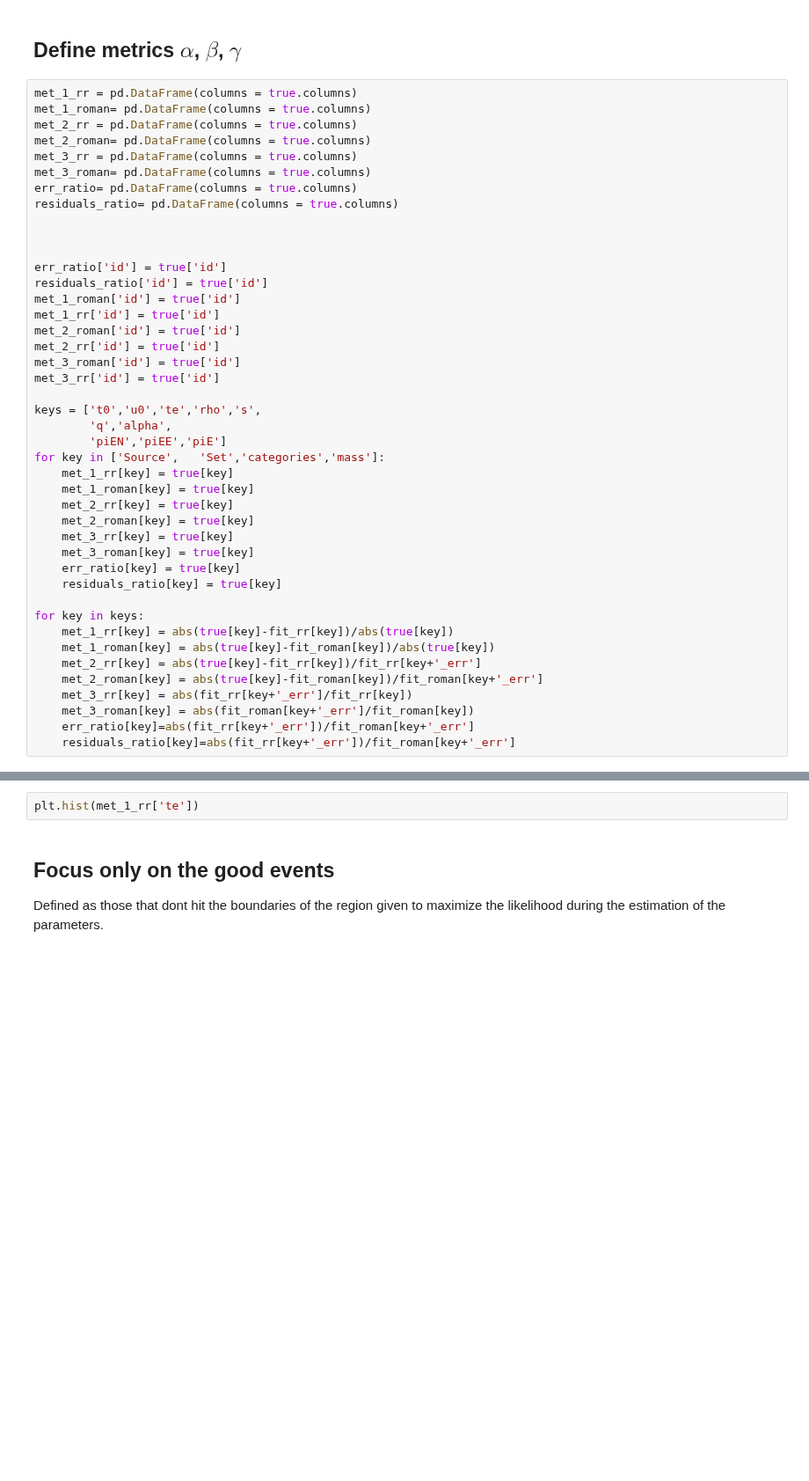
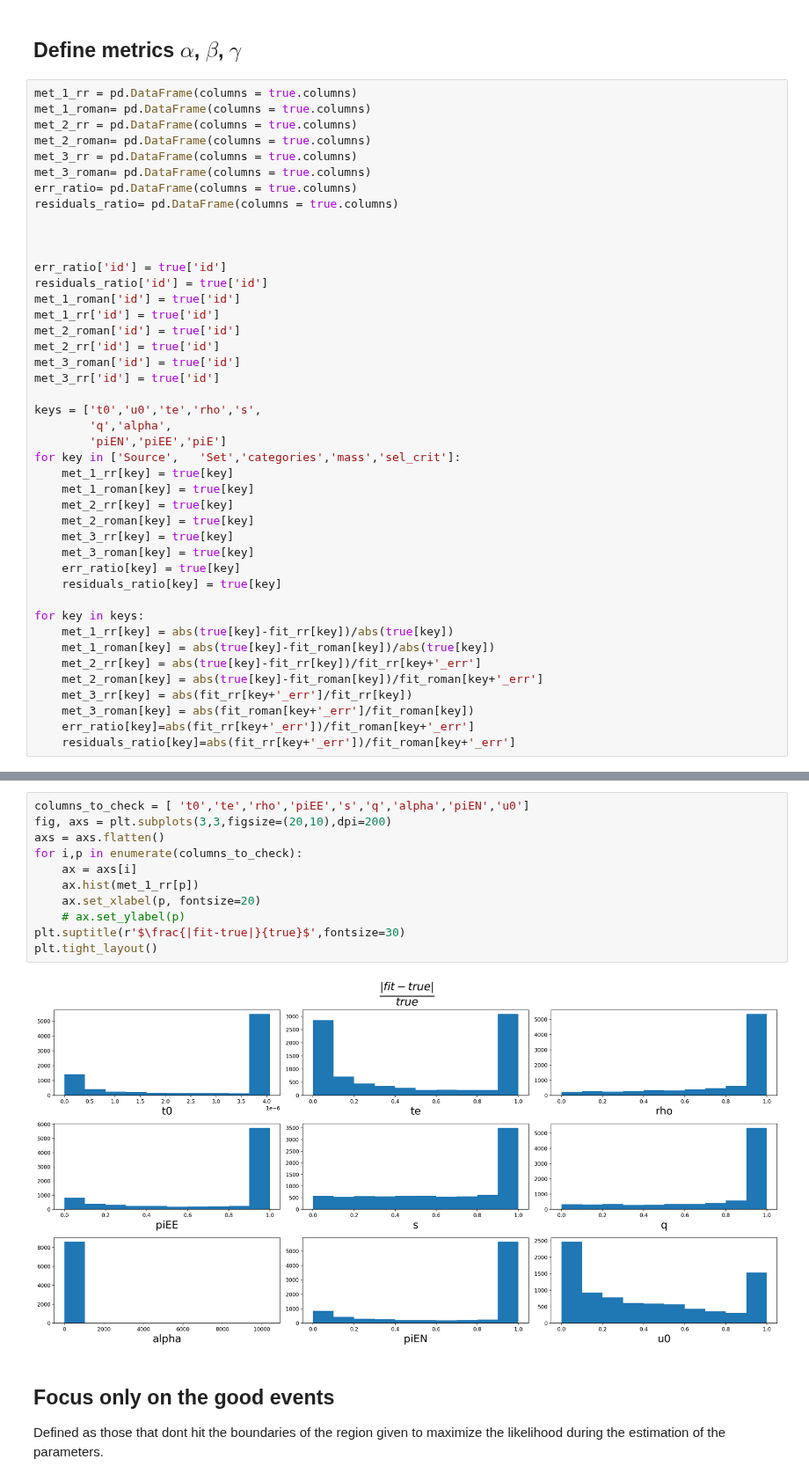
Before and after one commit to anibal-art/roman_rubin, a Jupyter notebook: notebooks/Binary_Lens_results.ipynb, the cells around one changed output, grey strips where cells are left out. Shown at 88% size. Cells and saved outputs as stored; diff of their text form; blank space fills up the shorter version.

```diff
--- a/notebooks/Binary_Lens_results.ipynb
+++ b/notebooks/Binary_Lens_results.ipynb
@@ -77,7 +67,7 @@ met_3_rr['id'] = true['id']
 keys = ['t0','u0','te','rho','s',
         'q','alpha',
         'piEN','piEE','piE']
-for key in ['Source',	'Set','categories','mass']:
+for key in ['Source',	'Set','categories','mass','sel_crit']:
     met_1_rr[key] = true[key]
     met_1_roman[key] = true[key]
     met_2_rr[key] = true[key]
@@ -128,5 +126,16 @@ NameError: name 'columns_to_check' is not defined
 # %%
-plt.hist(met_1_rr['te'])
+columns_to_check = [ 't0','te','rho','piEE','s','q','alpha','piEN','u0']
+fig, axs = plt.subplots(3,3,figsize=(20,10),dpi=200)
+axs = axs.flatten()
+for i,p in enumerate(columns_to_check):
+    ax = axs[i]
+    ax.hist(met_1_rr[p])
+    ax.set_xlabel(p, fontsize=20)
+    # ax.set_ylabel(p)
+plt.suptitle(r'$\frac{|fit-true|}{true}$',fontsize=30)
+plt.tight_layout()
+# %% [output]
+[figure, added]
 # %% [markdown]
 ## Focus only on the good events
 Defined as those that dont hit the boundaries of the region given to maximize the likelihood during the estimation of the parameters.
```
Also changed, not shown: parts of 10 cells of this notebook, 6 other files.
